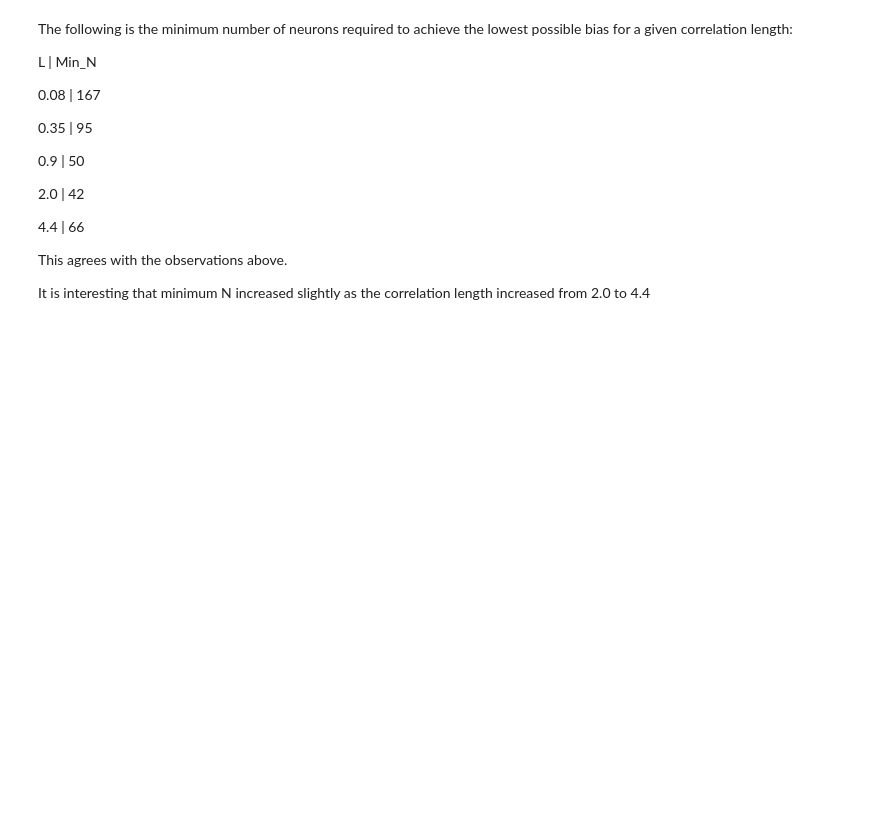
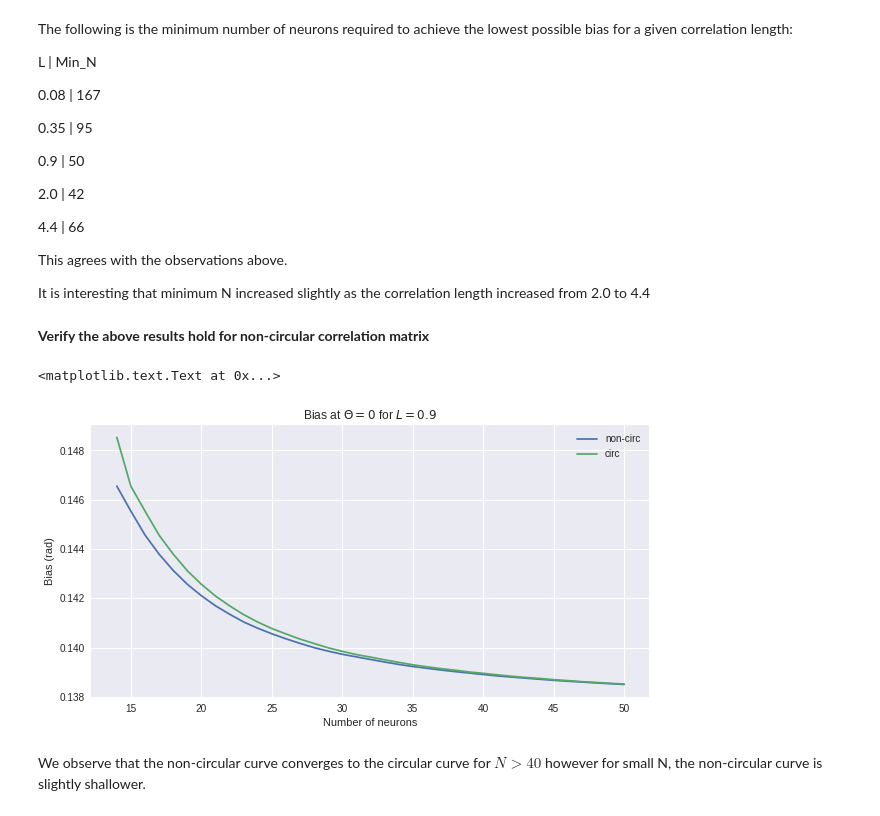
Before and after one commit to dtailor17/neural-population-codes, a Jupyter notebook: noise_correlations.ipynb, the cells around one changed output. Saved outputs shown, nothing was run; the diff lists cells and outputs as text; code cells hidden in the pictures; blank space fills up the shorter version.

Commit message:
Investigated bias vs #neurons using non-circular corr matrix

```diff
--- a/noise_correlations.ipynb
+++ b/noise_correlations.ipynb
@@ -2678,3 +2633,39 @@ L | Min_N
 This agrees with the observations above.
 
 It is interesting that minimum N increased slightly as the correlation length increased from 2.0 to 4.4
+# %% [markdown]
+
+**Verify the above results hold for non-circular correlation matrix**
+# %%
+max_corr = 1.0
+corr_length = 0.9
+
+n_neurons_upper = 51
+n_neurons_arr = np.arange(1, n_neurons_upper)
+
+biases_neurons_corr_GP_2_l09_non_circ = np.zeros(len(n_neurons_arr))
+variances_neurons_corr_GP_2_l09_non_circ = np.zeros(len(n_neurons_arr))
+
+for j in range(len(n_neurons_arr)):
+    cov_mtx = construct_cov_matrix_new(max_corr=max_corr, corr_length=corr_length, n_neurons=n_neurons_arr[j])
+    (biases_neurons_corr_GP_2_l09_non_circ[j], variances_neurons_corr_GP_2_l09_non_circ[j]) = get_GP_ests_stim_0_new(n_neurons_arr[j], cov_mtx)
+    print n_neurons_arr[j]
+# %%
+n_neurons_upper = 501
+n_neurons_arr = np.arange(1, n_neurons_upper)
+
+skip_idx = 13
+end_idx = 50
+
+plt.plot(n_neurons_arr[skip_idx:end_idx], biases_neurons_corr_GP_2_l09_non_circ[skip_idx:end_idx], label='non-circ')
+plt.plot(n_neurons_arr[skip_idx:end_idx], biases_neurons_corr_GP_2_l09[skip_idx:end_idx], label='circ')
+
+plt.legend()
+plt.title('Bias at $\Theta=0$ for $L = 0.9$')
+plt.xlabel('Number of neurons')
+plt.ylabel('Bias (rad)')
+# %% [output]
+<matplotlib.text.Text at 0x...>
+[figure, added]
+# %% [markdown]
+We observe that the non-circular curve converges to the circular curve for $N > 40$ however for small N, the non-circular curve is slightly shallower.
```
Also changed, not shown: parts of 17 cells of this notebook, 1 other file.
